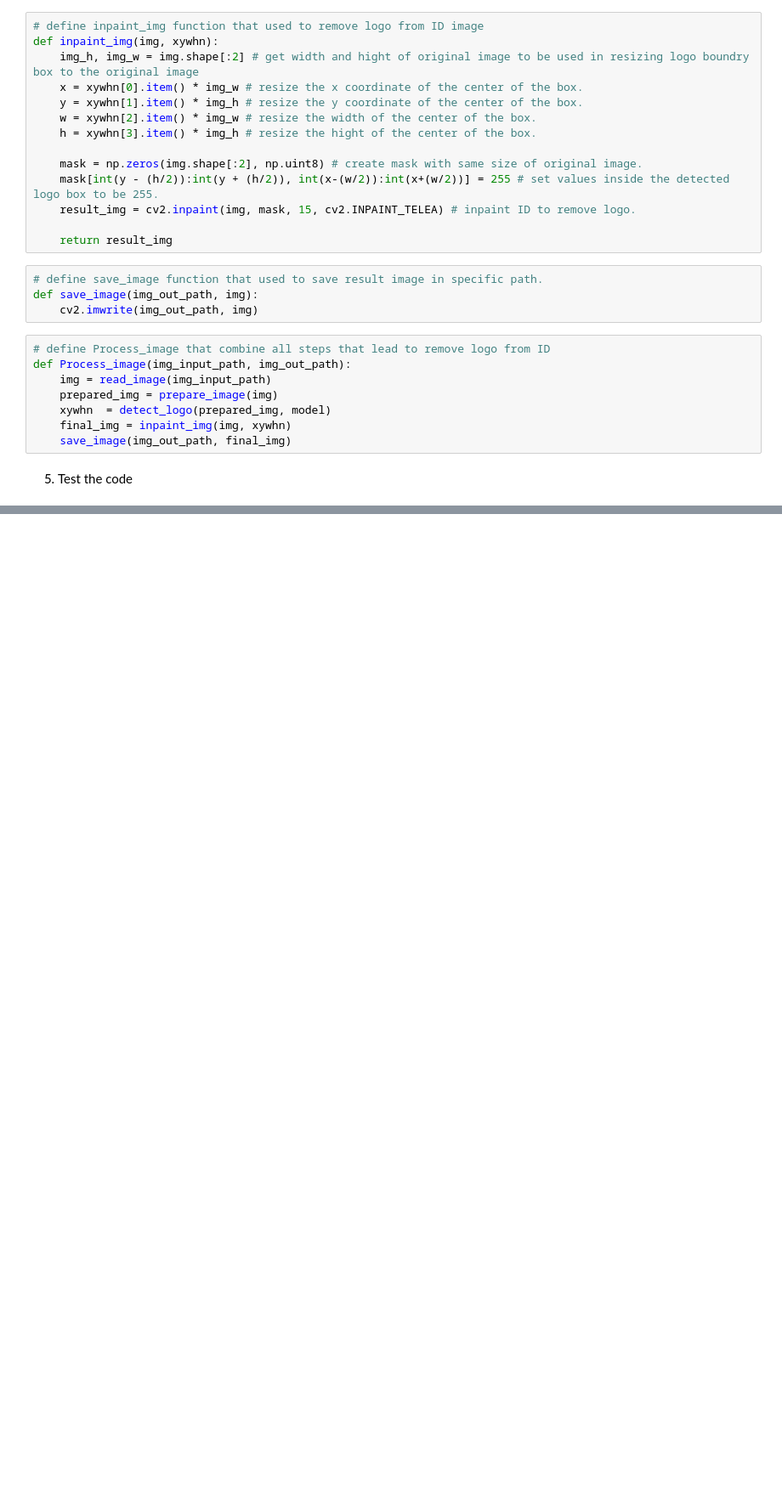
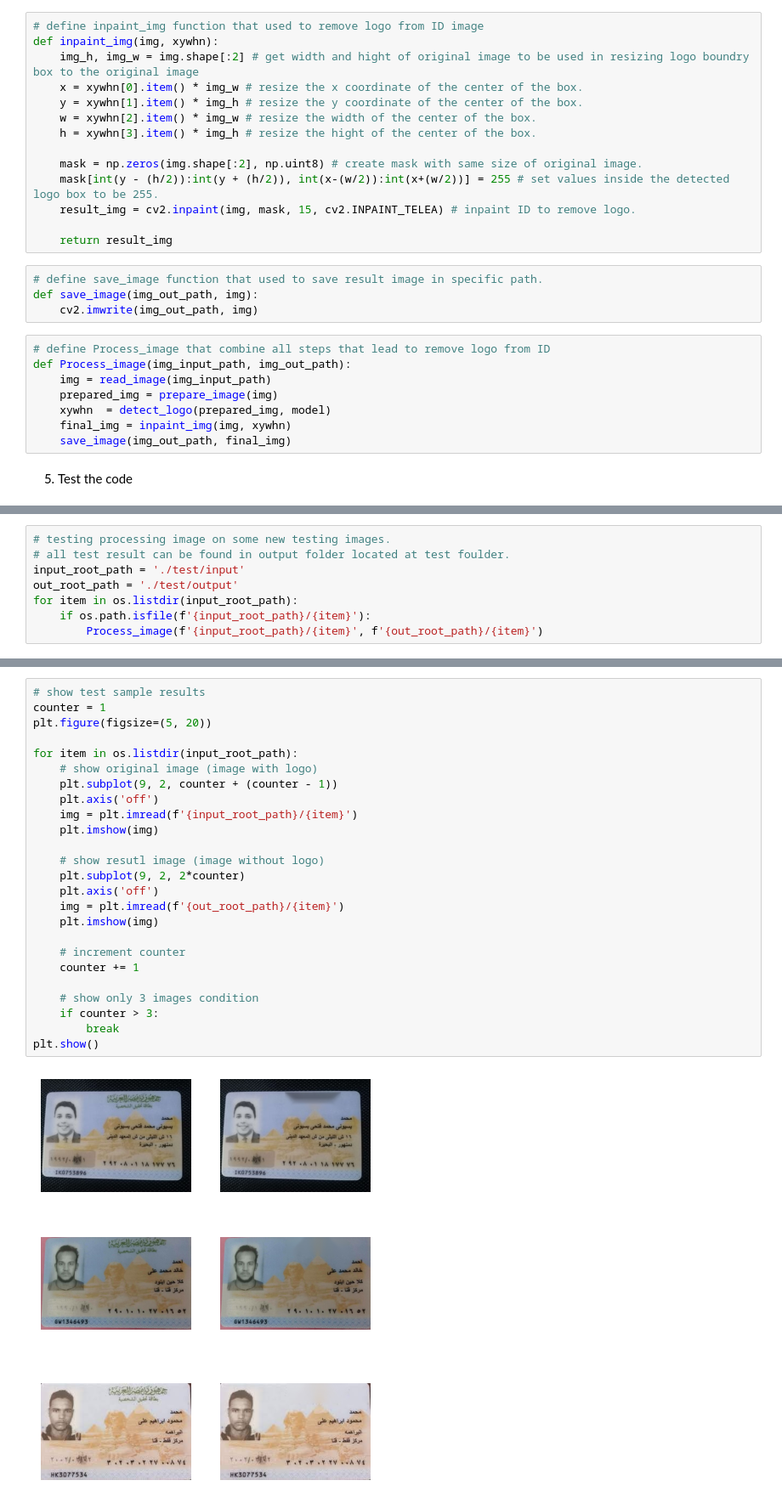
Before and after one commit to HossamAbdelrhman/Egyptian-IDs-logo-removement, a Jupyter notebook: code.ipynb, the cells around one changed output, grey strips where cells are left out. Shown at 85% size. Cells and saved outputs as stored; diff of their text form; blank space fills up the shorter version.

Commit message:
edit code file and add test part

```diff
--- a/code.ipynb
+++ b/code.ipynb
@@ -167,0 +170,8 @@ Speed: 6.5ms preprocess, 260.2ms inference, 0.0ms postprocess per image at shape
+# %%
+# testing processing image on some new testing images.
+# all test result can be found in output folder located at test foulder.
+input_root_path = './test/input'
+out_root_path = './test/output'
+for item in os.listdir(input_root_path):
+    if os.path.isfile(f'{input_root_path}/{item}'):
+        Process_image(f'{input_root_path}/{item}', f'{out_root_path}/{item}')
@@ -167,0 +196,27 @@ Speed: 6.5ms preprocess, 260.2ms inference, 0.0ms postprocess per image at shape
+# %%
+# show test sample results
+counter = 1
+plt.figure(figsize=(5, 20))
+
+for item in os.listdir(input_root_path):
+    # show original image (image with logo)
+    plt.subplot(9, 2, counter + (counter - 1))
+    plt.axis('off')
+    img = plt.imread(f'{input_root_path}/{item}')
+    plt.imshow(img)
+
+    # show resutl image (image without logo)
+    plt.subplot(9, 2, 2*counter)
+    plt.axis('off')
+    img = plt.imread(f'{out_root_path}/{item}')
+    plt.imshow(img)
+
+    # increment counter
+    counter += 1
+
+    # show only 3 images condition
+    if counter > 3:
+        break
+plt.show()
+# %% [output]
+[figure, added]
```
Also changed, not shown: parts of 6 cells of this notebook, 52 other files.
